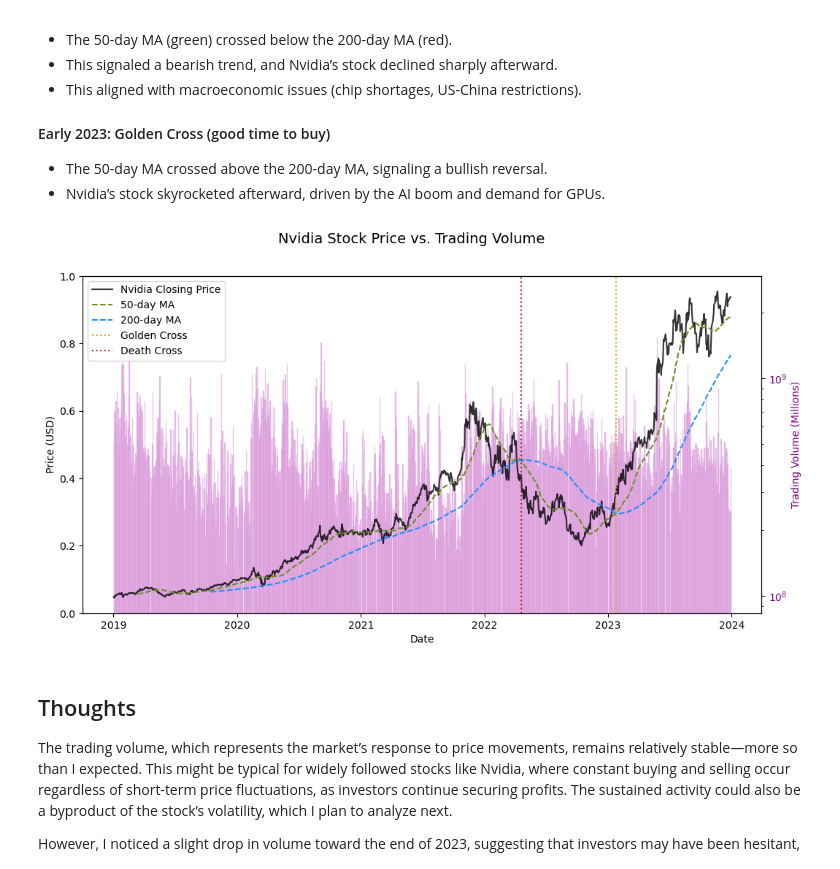
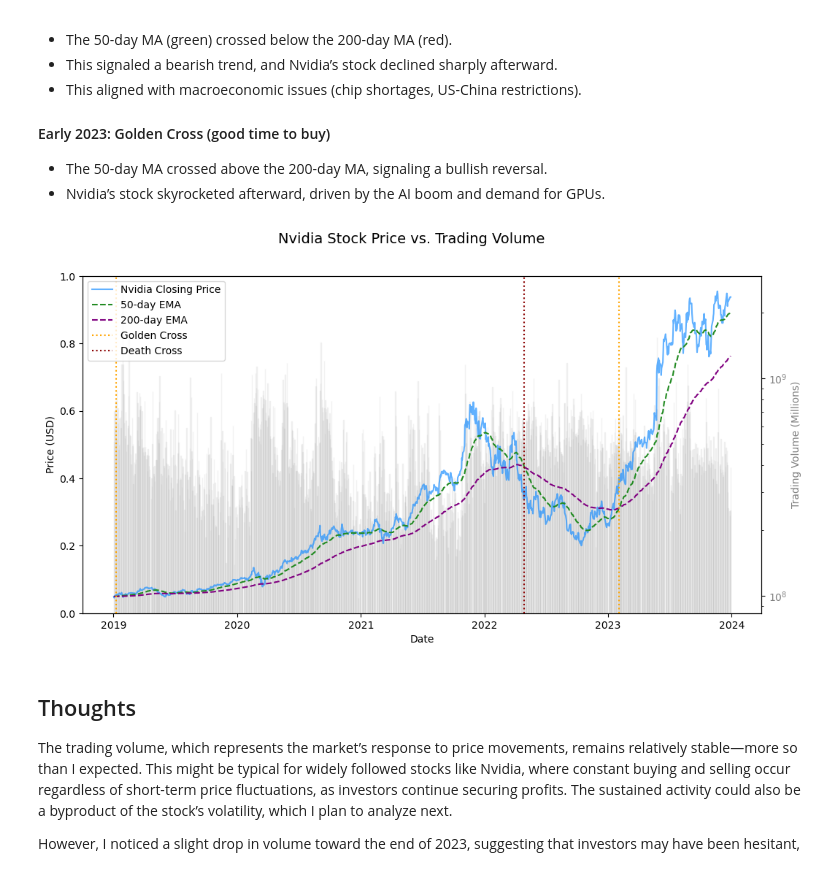
Before and after one commit to EValentino96/Projects, a Jupyter notebook: FinanceProject/NvidiaStockPrediction.ipynb, the cells around one changed output. Saved outputs shown, nothing was run; the diff lists cells and outputs as text; code cells hidden in the pictures.

```diff
--- a/FinanceProject/NvidiaStockPrediction.ipynb
+++ b/FinanceProject/NvidiaStockPrediction.ipynb
@@ -103,9 +119,11 @@ death_cross_dates = nvda.index[death_crosses]
 # %%
 # Plot with moving averages
 plt.figure(figsize=(12,6))
-plt.plot(nvda["Close"], label="Nvidia Closing Price", color='blue', alpha=0.6)
-plt.plot(nvda[f"MA_{window_short_term}"], label=f"{window_short_term}-day MA", color='green', linestyle="--")
-plt.plot(nvda[f"MA_{window_long_term}"], label=f"{window_long_term}-day MA", color='red', linestyle="--")
+plt.plot(nvda["Close"], label="Nvidia Closing Price", color='dodgerblue', alpha=0.6)
+# plt.plot(nvda[f"MA_{window_short_term}"], label=f"{window_short_term}-day MA", color='red', linestyle="--")
+# plt.plot(nvda[f"MA_{window_long_term}"], label=f"{window_long_term}-day MA", color='limegreen', linestyle="--")
+plt.plot(nvda[f"EMA_{window_short_term}"], label=f"{window_short_term}-day EMA", color='red', linestyle="--")
+plt.plot(nvda[f"EMA_{window_long_term}"], label=f"{window_long_term}-day EMA", color='limegreen', linestyle="--")
 
 # Annotate Golden Cross points
 for date in golden_cross_dates:
@@ -113,12 +131,12 @@ for date in golden_cross_dates:
 
 # Annotate Death Cross points
 for date in death_cross_dates:
-    plt.axvline(date, color="black", linestyle=":", alpha=1, label="Death Cross" if date == death_cross_dates[0] else "")
+    plt.axvline(date, color="darkred", linestyle=":", alpha=1, label="Death Cross" if date == death_cross_dates[0] else "")
 
 
 plt.title("Nvidia Stock Price with Moving Averages")
+plt.legend(loc="upper left")
 plt.xlabel("Date")
 plt.ylabel("Price (USD)")
-plt.legend()
 plt.show()
 # %% [output]
@@ -199,41 +217,41 @@ nvda_volume = pd.to_numeric(nvda_volume, errors="coerce")
 # %%
 # Create figure and primary y-axis (empty for spacing)
 fig, ax1 = plt.subplots(figsize=(12,6))
 ax1.set_xlabel("Date")
 ax1.set_ylabel("Price (USD)", color="black")
 
 # Create second y-axis for Volume (bars)
 ax2 = ax1.twinx()
-ax2.set_ylabel("Trading Volume (Millions)", color="purple")
+ax2.set_ylabel("Trading Volume (Millions)", color="grey")
 # ax2.bar(nvda.index, nvda_volume / 1_000_000, color="plum", alpha=0.8, width=2, label="Trading Volume", zorder=1)
-ax2.bar(nvda.index, nvda_volume, facecolor="plum", edgecolor="plum", alpha=0.6, width=1, zorder=1)
-ax2.tick_params(axis='y', labelcolor="purple")
+ax2.bar(nvda.index, nvda_volume, facecolor="lightgrey", edgecolor="grey", alpha=0.1, width=1, zorder=1)
+ax2.tick_params(axis='y', labelcolor="grey")
 ax2.set_yscale("log")  # Keep log scale for better contrast
 
 # Create third y-axis for Stock Price + MAs (these will be drawn last and will be shown OVER the volume)
 ax3 = ax1.twinx()
 # Dont need these axis since ax1 is there
 ax3.spines["right"].set_visible(False)
 ax3.set_axis_off()
 
 # Stock price line (on ax3)
-ax3.plot(nvda.index, nvda["Close"], label="Nvidia Closing Price", color="black", alpha=0.8, zorder=3)
-ax3.plot(nvda.index, nvda[f"MA_{window_short_term}"], label=f"{window_short_term}-day MA", color='olivedrab', linestyle="--", zorder=4)
-ax3.plot(nvda.index, nvda[f"MA_{window_long_term}"], label=f"{window_long_term}-day MA", color='dodgerblue', linestyle="--", zorder=4)
+ax3.plot(nvda.index, nvda["Close"], label="Nvidia Closing Price", color="dodgerblue", alpha=0.7, zorder=3)
+ax3.plot(nvda.index, nvda[f"EMA_{window_short_term}"], label=f"{window_short_term}-day EMA", color='forestgreen', linestyle="--", zorder=4)
+ax3.plot(nvda.index, nvda[f"EMA_{window_long_term}"], label=f"{window_long_term}-day EMA", color='purple', linestyle="--", zorder=4)
 
 # Annotate Golden & Death Crosses (on ax3)
 for date in golden_cross_dates:
-    ax3.axvline(date, color="goldenrod", linestyle=":", alpha=1, label="Golden Cross" if date == golden_cross_dates[0] else "", zorder=5)
+    ax3.axvline(date, color="orange", linestyle=":", alpha=1, label="Golden Cross" if date == golden_cross_dates[0] else "", zorder=5)
 for date in death_cross_dates:
-    ax3.axvline(date, color="firebrick", linestyle=":", alpha=1, label="Death Cross" if date == death_cross_dates[0] else "", zorder=5)
+    ax3.axvline(date, color="darkred", linestyle=":", alpha=1, label="Death Cross" if date == death_cross_dates[0] else "", zorder=5)
 
 # Title and Legends
 fig.suptitle("Nvidia Stock Price vs. Trading Volume", fontsize=14)
 ax3.legend(loc="upper left")
 
 plt.show()
 # %% [output]
-[figure, old version]
+[figure, new version]
 # %% [markdown]
 ## Thoughts
 
```
Also changed, not shown: parts of 12 cells of this notebook.
